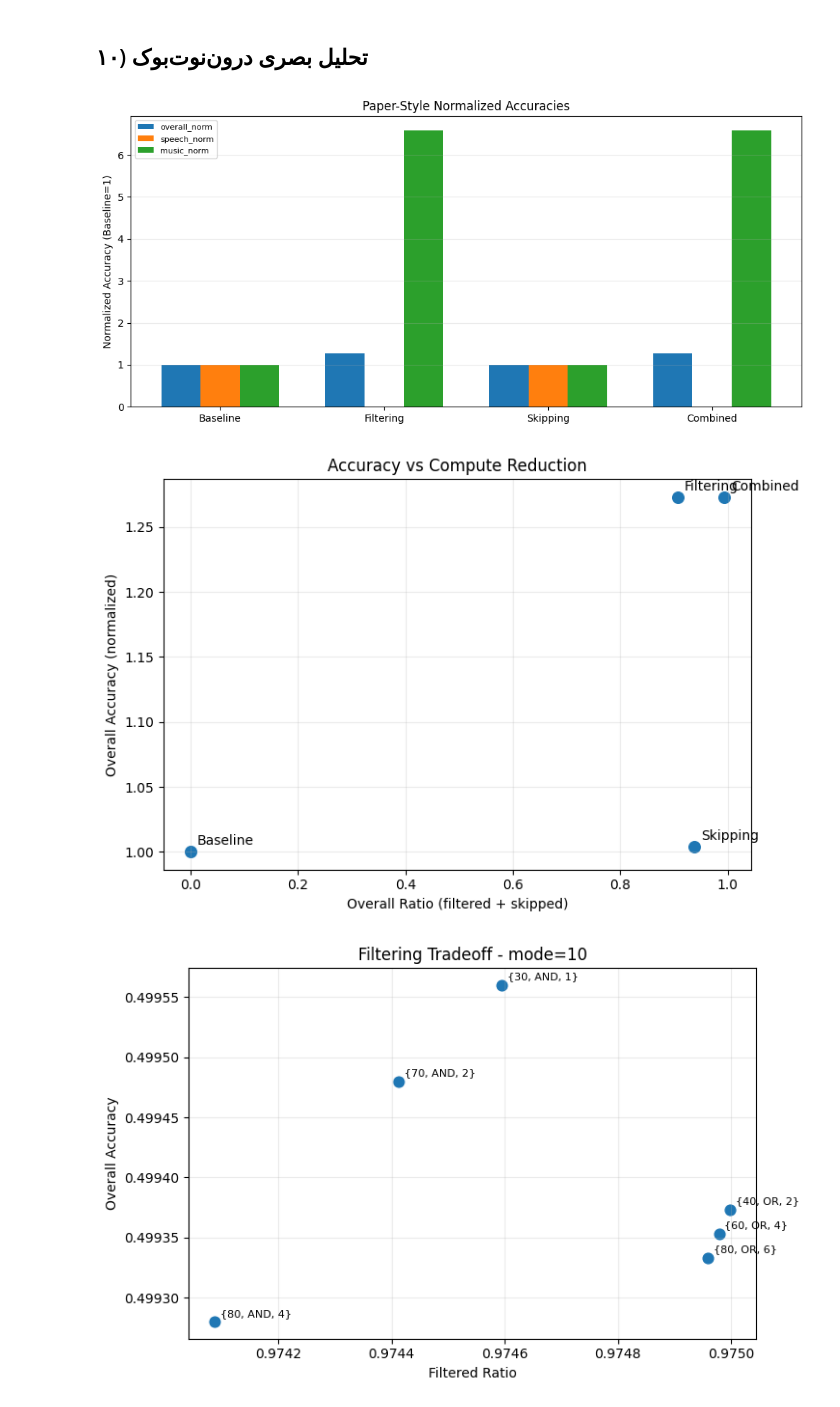
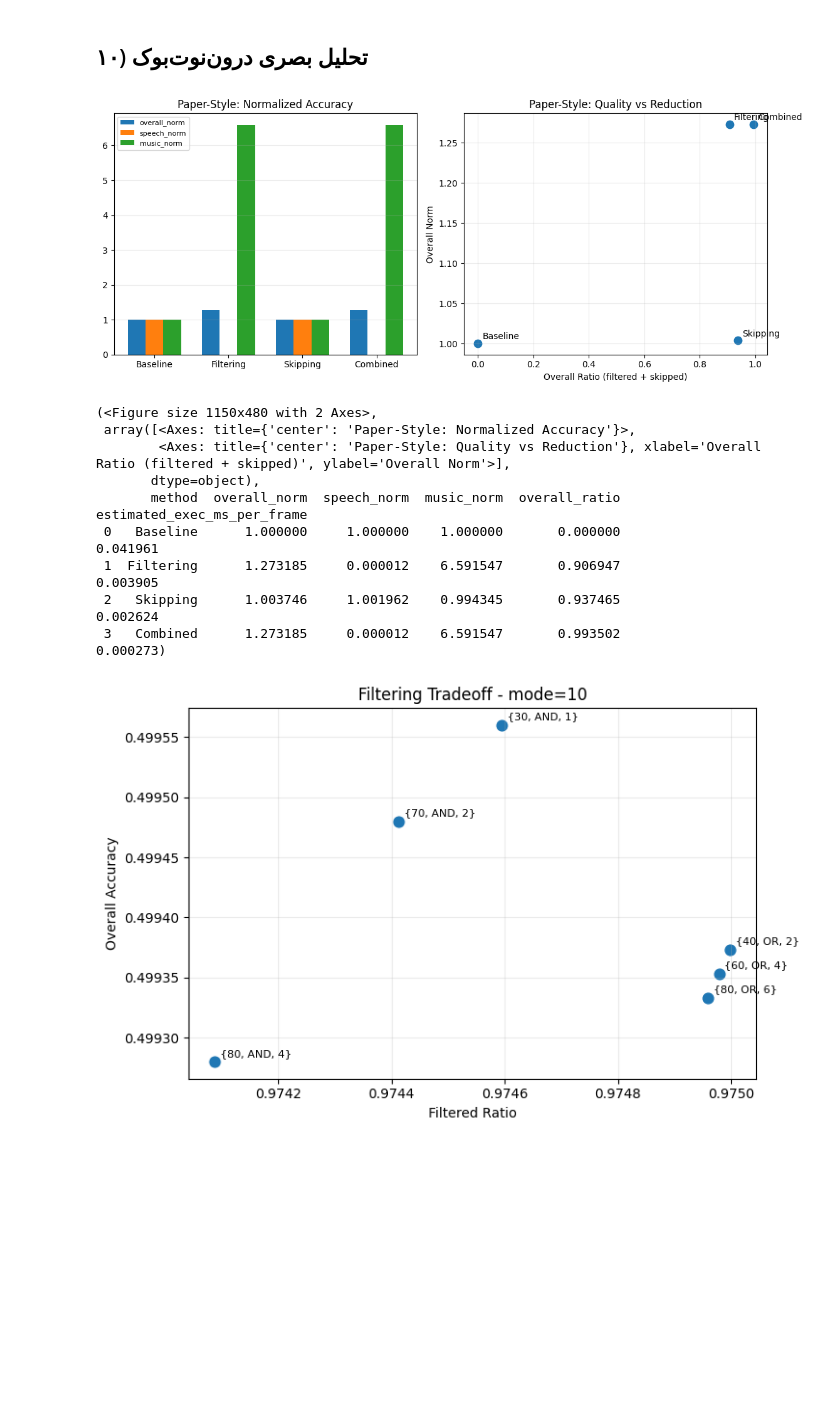
Before and after one commit to mmnsrti/Efficient-implementation-techniques-of-an-SVM-based-speechmusic, a Jupyter notebook: 02_smv_svm_extended_reproduction_sections_5_4_to_5_7.ipynb, the cells around one changed output. Cells and saved outputs as stored; diff of their text form; code cells hidden in the pictures; blank space fills up the shorter version.

```diff
--- a/02_smv_svm_extended_reproduction_sections_5_4_to_5_7.ipynb
+++ b/02_smv_svm_extended_reproduction_sections_5_4_to_5_7.ipynb
@@ -97,12 +114,13 @@ assert CACHE_ROOT.exists(), f'{CACHE_ROOT} not found. Run the full notebook once
 
 
 def cache_path_for_audio(audio_path: Path) -> Path:
+    """Map a MUSAN wav path to its cached feature path."""
     rel = audio_path.relative_to(DATA_ROOT).with_suffix('')
     return CACHE_ROOT / (str(rel).replace('/', '__') + '.npy')
 
 
 rows = []
-for cls, label in [('speech', 1), ('music', -1), ('noise', 0)]:
+for cls, label in [('speech', LABEL_SPEECH), ('music', LABEL_MUSIC), ('noise', LABEL_SILENCE)]:
     for p in sorted((DATA_ROOT / cls).rglob('*.wav')):
         cp = cache_path_for_audio(p)
         if not cp.exists():
@@ -127,14 +145,15 @@ index_df.groupby('label_name', as_index=False).agg(files=('path', 'count'), hour
 # %%
 
 def split_paths(paths: List[str], ratio: float, seed: int) -> Tuple[List[str], List[str]]:
+    """Shuffle and split a path list into train/test subsets."""
     rng = random.Random(seed)
     p = list(paths)
     rng.shuffle(p)
     n = int(len(p) * ratio)
     return p[:n], p[n:]
 
-speech_paths = index_df[index_df.label == 1]['cache_path'].tolist()
-music_paths = index_df[index_df.label == -1]['cache_path'].tolist()
+speech_paths = index_df[index_df.label == LABEL_SPEECH]['cache_path'].tolist()
+music_paths = index_df[index_df.label == LABEL_MUSIC]['cache_path'].tolist()
 
 train_speech, test_speech = split_paths(speech_paths, TRAIN_RATIO, SEED)
 train_music, test_music = split_paths(music_paths, TRAIN_RATIO, SEED + 1)
@@ -592,8 +681,8 @@ varied files= 10 total_frames= 352539 eval_frames= 286030
 # %%
 
 def svm_score_raw(raw: np.ndarray) -> np.ndarray:
-    Xn = (raw - feat_mean) / feat_std
-    return svm.decision_function(Xn)
+    """Score raw frames with the trained SVM after normalization."""
+    return svm.decision_function(normalize_features(raw))
 
 
 baseline_cache, baseline_ms_per_frame = build_baseline_cache_from_raw_score_fn(
@@ -609,6 +698,7 @@ baseline measured ms/frame (paper synthetic sets): 0.04159980453595615
 # %%
 
 def evaluate_all_modes(method_name: str, params: dict) -> pd.DataFrame:
+    """Evaluate one method across all paper test modes and files."""
     rows = []
 
     for mode, files in paper_test_sets.items():
@@ -816,41 +906,25 @@ skipping_sweep
 ## ۱۰) تحلیل بصری درون‌نوت‌بوک
 # %%
 
-
 plot_df = paper_table6_like.copy()
-order = ['Baseline', 'Filtering', 'Skipping', 'Combined']
-plot_df['method'] = pd.Categorical(plot_df['method'], categories=order, ordered=True)
-plot_df = plot_df.sort_values('method')
-
-fig, ax = plt.subplots(figsize=(10, 4.8))
-metrics = ['overall_norm', 'speech_norm', 'music_norm']
-x = np.arange(len(plot_df))
-width = 0.24
-for i, m in enumerate(metrics):
-    ax.bar(x + (i - 1) * width, plot_df[m].values, width=width, label=m)
-ax.set_xticks(x)
-ax.set_xticklabels(plot_df['method'])
-ax.set_ylabel('Normalized Accuracy (Baseline=1)')
-ax.set_title('Paper-Style Normalized Accuracies')
-ax.grid(axis='y', alpha=0.25)
-ax.legend(fontsize=8)
-plt.tight_layout()
-plt.show()
-
-
-fig, ax = plt.subplots(figsize=(7.5, 5))
-ax.scatter(plot_df['overall_ratio'], plot_df['overall_norm'], s=70)
-for _, r in plot_df.iterrows():
-    ax.annotate(r['method'], (r['overall_ratio'], r['overall_norm']), xytext=(5, 5), textcoords='offset points')
-ax.set_xlabel('Overall Ratio (filtered + skipped)')
-ax.set_ylabel('Overall Accuracy (normalized)')
-ax.set_title('Accuracy vs Compute Reduction')
-ax.grid(alpha=0.25)
-plt.tight_layout()
-plt.show()
+plot_norm_bars_and_tradeoff(
+    plot_df,
+    label_col='method',
+    title_prefix='Paper-Style',
+    order=METHOD_ORDER,
+    figsize=(11.5, 4.8),
+)
 # %% [output]
-[figure, old version]
+[figure, new version]
-[figure, removed]
+(<Figure size 1150x480 with 2 Axes>,
+ array([<Axes: title={'center': 'Paper-Style: Normalized Accuracy'}>,
+        <Axes: title={'center': 'Paper-Style: Quality vs Reduction'}, xlabel='Overall Ratio (filtered + skipped)', ylabel='Overall Norm'>],
+       dtype=object),
+       method  overall_norm  speech_norm  music_norm  overall_ratio  estimated_exec_ms_per_frame
+ 0   Baseline      1.000000     1.000000    1.000000       0.000000                     0.041961
+ 1  Filtering      1.273185     0.000012    6.591547       0.906947                     0.003905
+ 2   Skipping      1.003746     1.001962    0.994345       0.937465                     0.002624
+ 3   Combined      1.273185     0.000012    6.591547       0.993502                     0.000273)
 # %%
 
 
```
Also changed, not shown: parts of 24 cells of this notebook, 1 other file.
